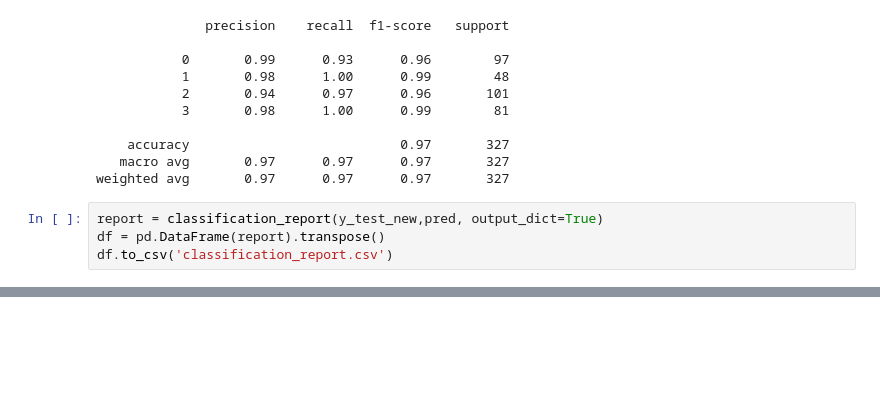
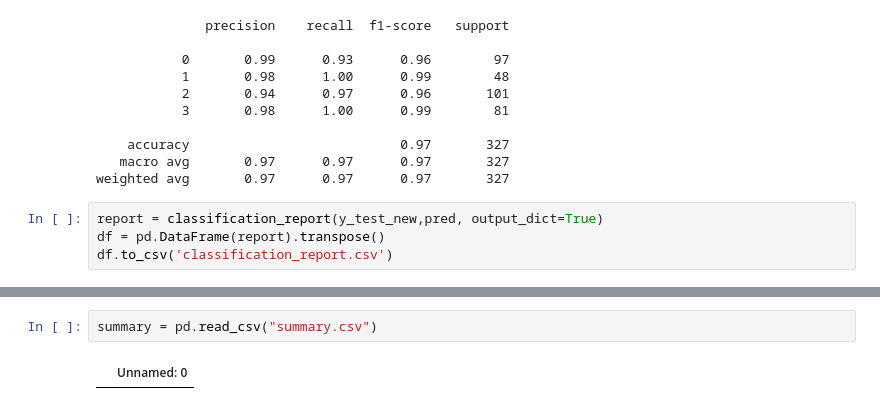
Before and after one commit to mikayla-norton/mri-tumor-classifier, a Jupyter notebook: mri-tumor.ipynb, the cells around one changed output, grey strips where cells are left out. Saved outputs shown, nothing was run; the diff lists cells and outputs as text; blank space fills up the shorter version.

```diff
--- a/mri-tumor.ipynb
+++ b/mri-tumor.ipynb
@@ -193,0 +209,4 @@ df.to_csv('classification_report.csv')
+# %%
+summary = pd.read_csv("summary.csv")
+# %% [output]
+|  | Unnamed: 0 |
```
Also changed, not shown: parts of 2 cells of this notebook, 2 other files.
